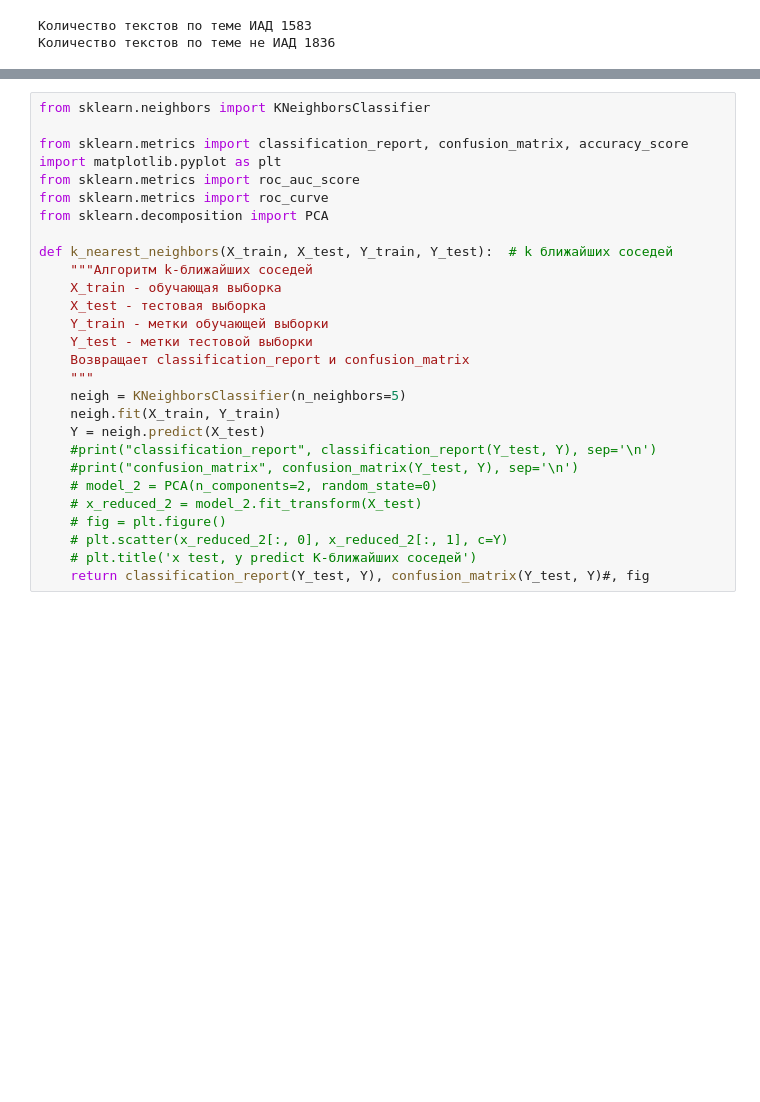
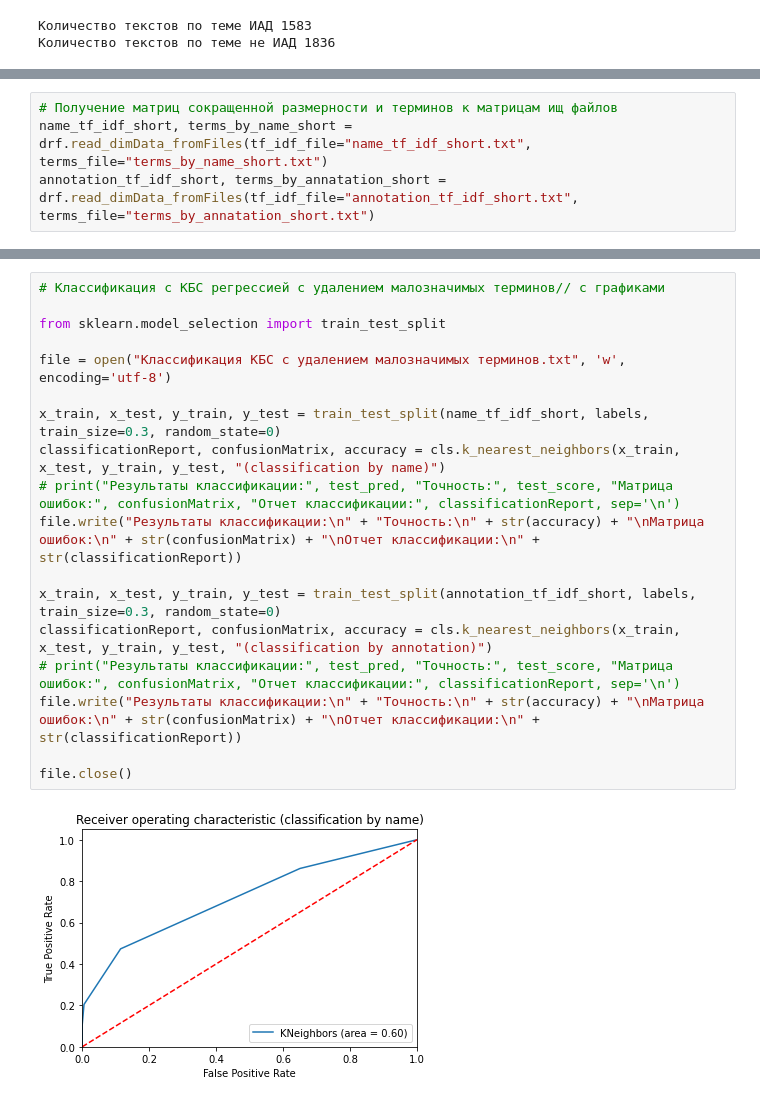
Before and after one commit to KozlovIA/binary-text-classification_, a Jupyter notebook: main.ipynb, the cells around one changed output, grey strips where cells are left out. Cells and saved outputs as stored; diff of their text form; blank space fills up the shorter version.

```diff
--- a/main.ipynb
+++ b/main.ipynb
@@ -46,3 +51,7 @@ del df_name_tf_idf_short, df_annotation_tf_idf_short
+# %%
+# Получение матриц сокращенной размерности и терминов к матрицам ищ файлов
+name_tf_idf_short, terms_by_name_short = drf.read_dimData_fromFiles(tf_idf_file="name_tf_idf_short.txt", terms_file="terms_by_name_short.txt")
+annotation_tf_idf_short, terms_by_annatation_short = drf.read_dimData_fromFiles(tf_idf_file="annotation_tf_idf_short.txt", terms_file="terms_by_annatation_short.txt")
 # %%
 # Классификация c логистической регрессией с удалением малозначимых терминов// с графиками
 
@@ -66,31 +75,23 @@ file.close()
 [figure]
 [figure]
 [figure]
-# %%
-from sklearn.neighbors import KNeighborsClassifier
-
-from sklearn.metrics import classification_report, confusion_matrix, accuracy_score
-import matplotlib.pyplot as plt
-from sklearn.metrics import roc_auc_score
-from sklearn.metrics import roc_curve
-from sklearn.decomposition import PCA
-
-def k_nearest_neighbors(X_train, X_test, Y_train, Y_test):  # k ближайших соседей
-    """Алгоритм k-ближайших соседей
-    X_train - обучающая выборка
-    X_test - тестовая выборка
-    Y_train - метки обучающей выборки
-    Y_test - метки тестовой выборки
-    Возвращает classification_report и confusion_matrix
-    """
-    neigh = KNeighborsClassifier(n_neighbors=5)
-    neigh.fit(X_train, Y_train)
-    Y = neigh.predict(X_test)
-    #print("classification_report", classification_report(Y_test, Y), sep='\n')
-    #print("confusion_matrix", confusion_matrix(Y_test, Y), sep='\n')
-    # model_2 = PCA(n_components=2, random_state=0)
-    # x_reduced_2 = model_2.fit_transform(X_test)
-    # fig = plt.figure()
-    # plt.scatter(x_reduced_2[:, 0], x_reduced_2[:, 1], c=Y)
-    # plt.title('x test, y predict K-ближайших соседей')
-    return classification_report(Y_test, Y), confusion_matrix(Y_test, Y)#, fig
+# %%
+# Классификация c КБС регрессией с удалением малозначимых терминов// с графиками
+
+from sklearn.model_selection import train_test_split
+
+file = open("Классификация КБС с удалением малозначимых терминов.txt", 'w', encoding='utf-8')
+
+x_train, x_test, y_train, y_test = train_test_split(name_tf_idf_short, labels, train_size=0.3, random_state=0)
+classificationReport, confusionMatrix, accuracy = cls.k_nearest_neighbors(x_train, x_test, y_train, y_test, "(classification by name)")
+# print("Результаты классификации:", test_pred, "Точность:", test_score, "Матрица ошибок:", confusionMatrix, "Отчет классификации:", classificationReport, sep='\n')
+file.write("Результаты классификации:\n" + "Точность:\n" + str(accuracy) + "\nМатрица ошибок:\n" + str(confusionMatrix) + "\nОтчет классификации:\n" + str(classificationReport))
+
+x_train, x_test, y_train, y_test = train_test_split(annotation_tf_idf_short, labels, train_size=0.3, random_state=0)
+classificationReport, confusionMatrix, accuracy = cls.k_nearest_neighbors(x_train, x_test, y_train, y_test, "(classification by annotation)")
+# print("Результаты классификации:", test_pred, "Точность:", test_score, "Матрица ошибок:", confusionMatrix, "Отчет классификации:", classificationReport, sep='\n')
+file.write("Результаты классификации:\n" + "Точность:\n" + str(accuracy) + "\nМатрица ошибок:\n" + str(confusionMatrix) + "\nОтчет классификации:\n" + str(classificationReport))
+
+file.close()
+# %% [output]
+[figure, added]
```
Also changed, not shown: parts of 5 cells of this notebook, 8 other files.
